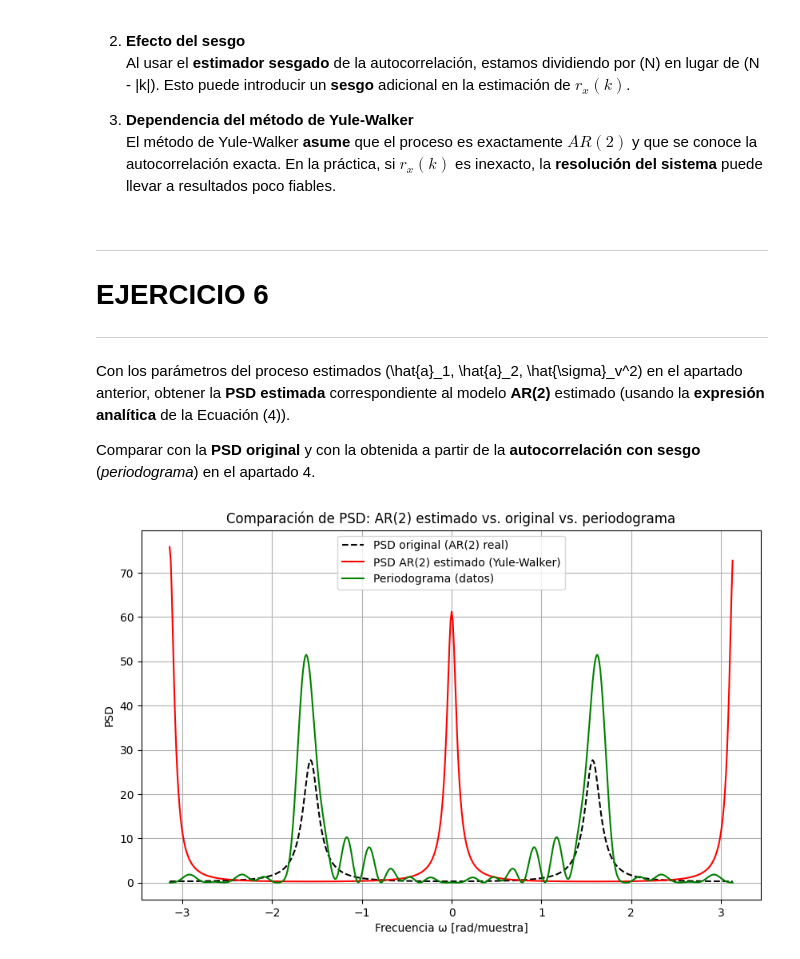
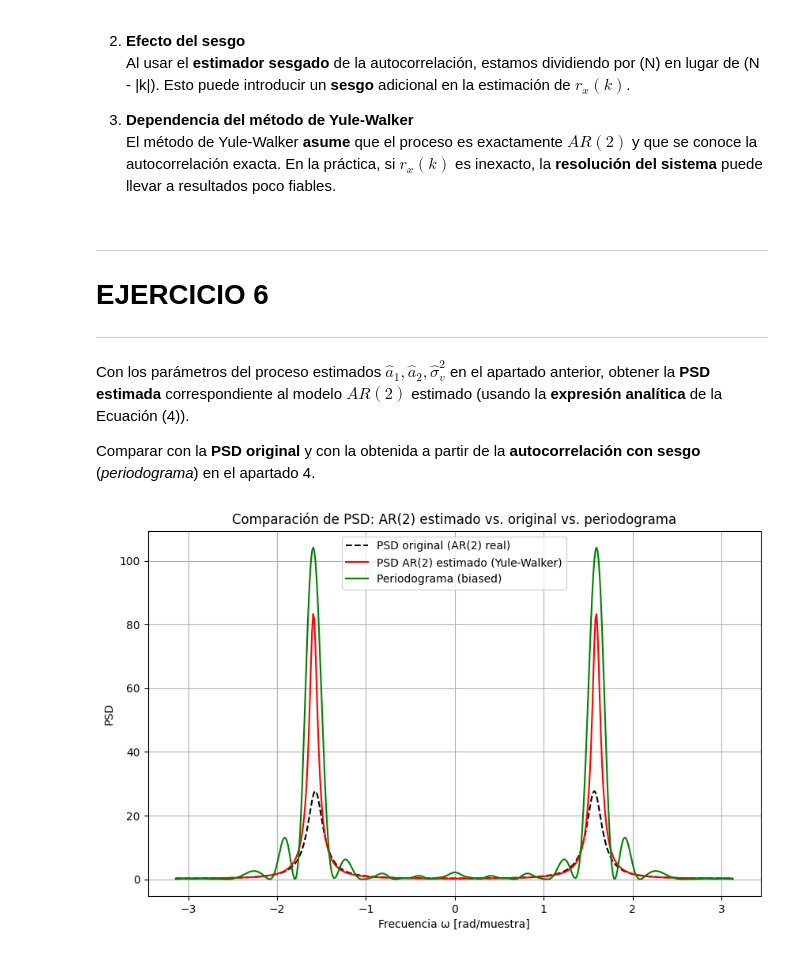
Before and after one commit to DANIABLO-cyber/TDS, a Jupyter notebook: PRÁCTICA_2_TDS.ipynb, the cells around one changed output. Cells and saved outputs as stored; diff of their text form; code cells hidden in the pictures.

```diff
--- a/PRÁCTICA_2_TDS.ipynb
+++ b/PRÁCTICA_2_TDS.ipynb
@@ -520,18 +519,17 @@ $$\sigma_v^2 \;=\; r_x(0) \;+\; a_1\,r_x(1) \;+\; a_2\,r_x(2)$$
 #   - N        -> semilongitud (autocorrelación indexada en k = -N..N)
 # ----------------------------------------------------------------------------
 
-from scipy.linalg import inv #comando de inversion de matrices
 from scipy.linalg import toeplitz #comando de generacion matrices Toeplitz
 
 #? Extraer r_x(0), r_x(1), r_x(2) de la autocorrelación sesgada
-r0 = r_biased[N]      # k = 0 (Tener en cuenta que Python indexa desde 0)
-r1 = r_biased[N + 1]  # k = 1
-r2 = r_biased[N + 2]  # k = 2
+r0 = r_biased[N-1]      # k = 0 (Tener en cuenta que Python indexa desde 0)
+r1 = r_biased[N]        # k = 1                ya que para N=32, -31 <= k <= 31
+r2 = r_biased[N+1]      # k = 2
 
 #? Construir la matriz Toeplitz para AR(2) y el vector de la parte derecha
 # Toeplitz toma como primera columna y primera fila la secuencia que le des
-R = toeplitz([r0, r1])  # genera [[r0, r1],
-                        #         [r1, r0]]
+R = toeplitz([r0, r1])    # genera [[r0, r1],
+                          #         [r1, r0]]
 rhs = -np.array([r1, r2]) # genera -[r1, r2]
 
 #? Resolver para [a1, a2] la ecuación R * [a1, a2]^T = -[r1, r2]^T
@@ -540,7 +538,7 @@ a1_est = a[0]
 a2_est = a[1]
 
 #? Calcular la varianza del ruido estimada
-sigma_v2_est = r0 + a1_est * r1 + a2_est * r2
+sigma_v2_est = r0 + a1_est*r1 + a2_est*r2
 
 #* ----------------------------------------------------------------------------
 #* MOSTRAR RESULTADOS
@@ -571,75 +569,48 @@ En la estimación de los parámetros $a_1$ y $a_2$ de un proceso $AR(2)$ mediant
 ___
 # EJERCICIO 6
 ___
-Con los parámetros del proceso estimados \(\hat{a}_1, \hat{a}_2, \hat{\sigma}_v^2\) en el apartado anterior, obtener la **PSD estimada** correspondiente al modelo **AR(2)** estimado (usando la **expresión analítica** de la Ecuación (4)).
+Con los parámetros del proceso estimados $\hat{a}_1, \hat{a}_2, \hat{\sigma}_v^2$ en el apartado anterior, obtener la **PSD estimada** correspondiente al modelo **$AR(2)$** estimado (usando la **expresión analítica** de la Ecuación (4)).
 
 Comparar con la **PSD original** y con la obtenida a partir de la **autocorrelación con sesgo** (_periodograma_) en el apartado 4.
 # %%
 #------------------------------------------------------------------------------
 # Supongamos que ya tenemos (de pasos anteriores):
 #   - a1_est, a2_est, sigma_v2_est  -> Parámetros estimados por Yule-Walker
-#   - a1_true, a2_true, sigma_v2_true -> Parámetros "reales" (e.g. 0, 0.81, 1)
+#   - a1, a2, sigma_v2 -> Parámetros "reales" (e.g. 0, 0.81, 1)
 #   - x_final -> Muestras de la señal AR(2) (ej: las últimas 32 o 1000 muestras)
 #   - r_biased -> Autocorrelación sesgada, usada para obtener el "periodograma" (opcional)
 #------------------------------------------------------------------------------
-
 from scipy.fft import fft, fftshift
 
-#!------------------------------------------------------------------------------
-#! Definir una función para la PSD de un AR(2)
-#!------------------------------------------------------------------------------
-def ar2_psd(a1, a2, sigma_v2, w):
-    """
-    Calcula la PSD teórica de un proceso AR(2) en función de w:
-      P_x(w) = sigma_v2 / |1 + a1 e^{-j w} + a2 e^{-j 2w}|^2
-    """
-    H = 1.0 + a1 * np.exp(-1j * w) + a2 * np.exp(-1j * 2.0 * w)
-    return sigma_v2 / (np.abs(H)**2)
-
 #*------------------------------------------------------------------------------
-#* Calcular la PSD "estimada" usando los parámetros (a1_est, a2_est, sigma_v2_est)
-#* y la PSD "original" usando (a1_true, a2_true, sigma_v2_true).
+#* Calcular la PSD "estimada" usando los parámetros estimados
 #*------------------------------------------------------------------------------
 n_fft = 512
 freq = np.linspace(-np.pi, np.pi, n_fft, endpoint=False)
 
-PSD_est_ar2 = []
-
+#? PSD teorética usando la fórmula AR(2) en función de los parámetros estimados:
+#  P_x(ω) = sigma_v^2 / |1 + a1 e^{-jω} + a2 e^{-j2ω}|^2 (parám. estimados)
+PSD_theoretical_est = []
 for w in freq:
-    PSD_est_ar2.append(ar2_psd(a1_est, a2_est, sigma_v2_est, w))
-PSD_est_ar2  = np.array(PSD_est_ar2)
+    H = 1.0 + a1_est * np.exp(-1j * w) + a2_est * np.exp(-1j * 2.0 * w)
+    PSD_theoretical_est.append(1.0 / (np.abs(H)**2))
+PSD_theoretical_est = np.array(PSD_theoretical_est)
 
 
 #*------------------------------------------------------------------------------
-#* Periodograma a partir de x_final (opcional: "autocorrelación con sesgo")
-#* Aquí hacemos el periodograma directo: Sxx = (1/N)*|FFT(x)|^2
-#*------------------------------------------------------------------------------
-X = fft(x_final, n=n_fft)
-X_shifted = fftshift(X)
-PSD_periodogram = (1.0/len(x_final)) * np.abs(X_shifted)**2
-
-#*------------------------------------------------------------------------------
-#* 4) Graficar las 3 PSDs: AR(2) estimado, AR(2) original, periodograma
+#* Graficar las 3 PSDs: AR(2) estimado, AR(2) original, periodograma (biased)
 #*------------------------------------------------------------------------------
 plt.figure(figsize=(10,6))
 
-plt.plot(freq, P_x_theoretical,   'k--', label='PSD original (AR(2) real)')
-plt.plot(freq, PSD_est_ar2,    'r-',  label='PSD AR(2) estimado (Yule-Walker)')
-plt.plot(freq, PSD_periodogram,'g-',  label='Periodograma (datos)')
+plt.plot(freq, np.abs(PSD_theoretical),   'k--', label='PSD original (AR(2) real)')
+plt.plot(freq, np.abs(PSD_theoretical_est),    'r-',  label='PSD AR(2) estimado (Yule-Walker)')
+plt.plot(freq, np.abs(PSD_biased),'g-',  label='Periodograma (biased)')
 
 plt.title('Comparación de PSD: AR(2) estimado vs. original vs. periodograma')
 plt.xlabel('Frecuencia ω [rad/muestra]')
 plt.ylabel('PSD')
 plt.grid(True)
 plt.legend()
 plt.show()
-
-###############################################################################
-# COMENTARIOS:
-# - Si la estimación de a1_est, a2_est, sigma_v2_est no es buena (pocas muestras,
-#   mucho ruido, etc.), la curva "PSD AR(2) estimado" puede alejarse de la real.
-# - El periodograma también puede ser ruidoso si hay pocas muestras.
-# - Con más muestras, se espera que la PSD estimada se aproxime mejor a la PSD real.
-###############################################################################
 # %% [output]
-[figure, old version]
+[figure, new version]
```
Also changed, not shown: parts of 5 cells of this notebook.
